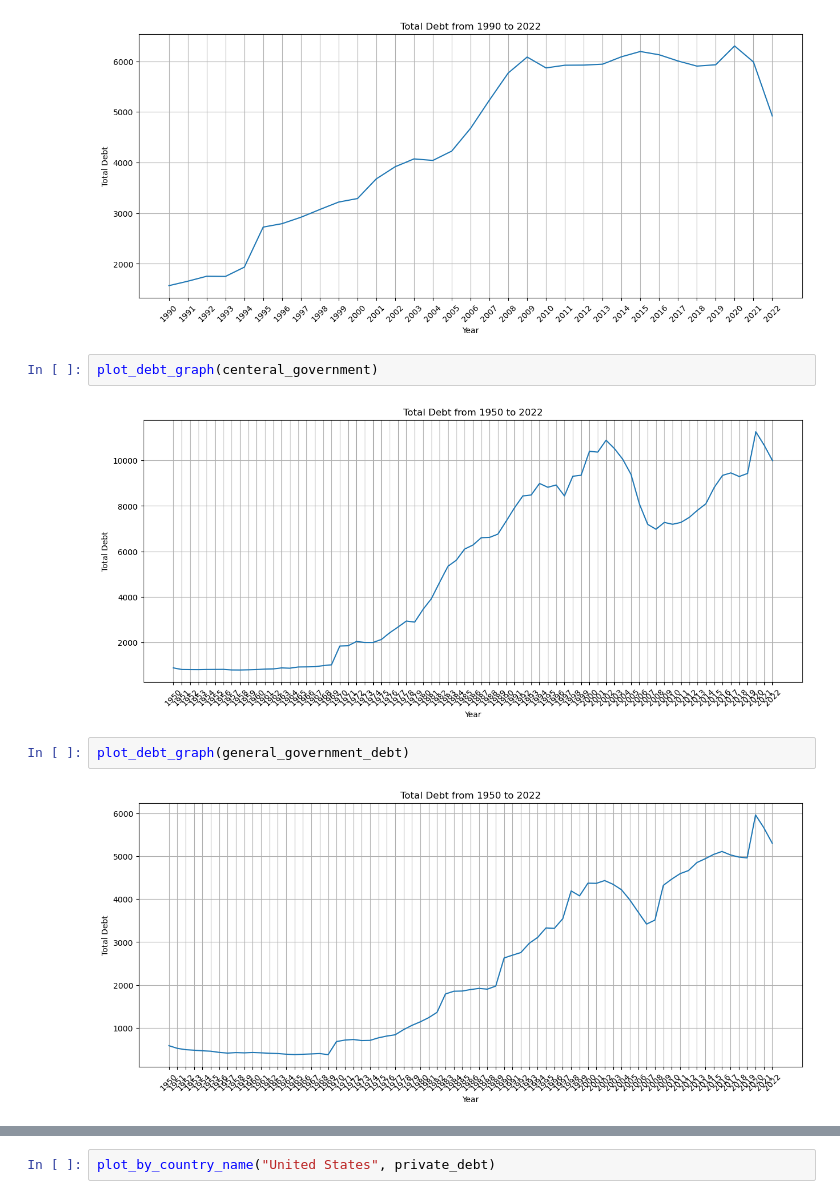
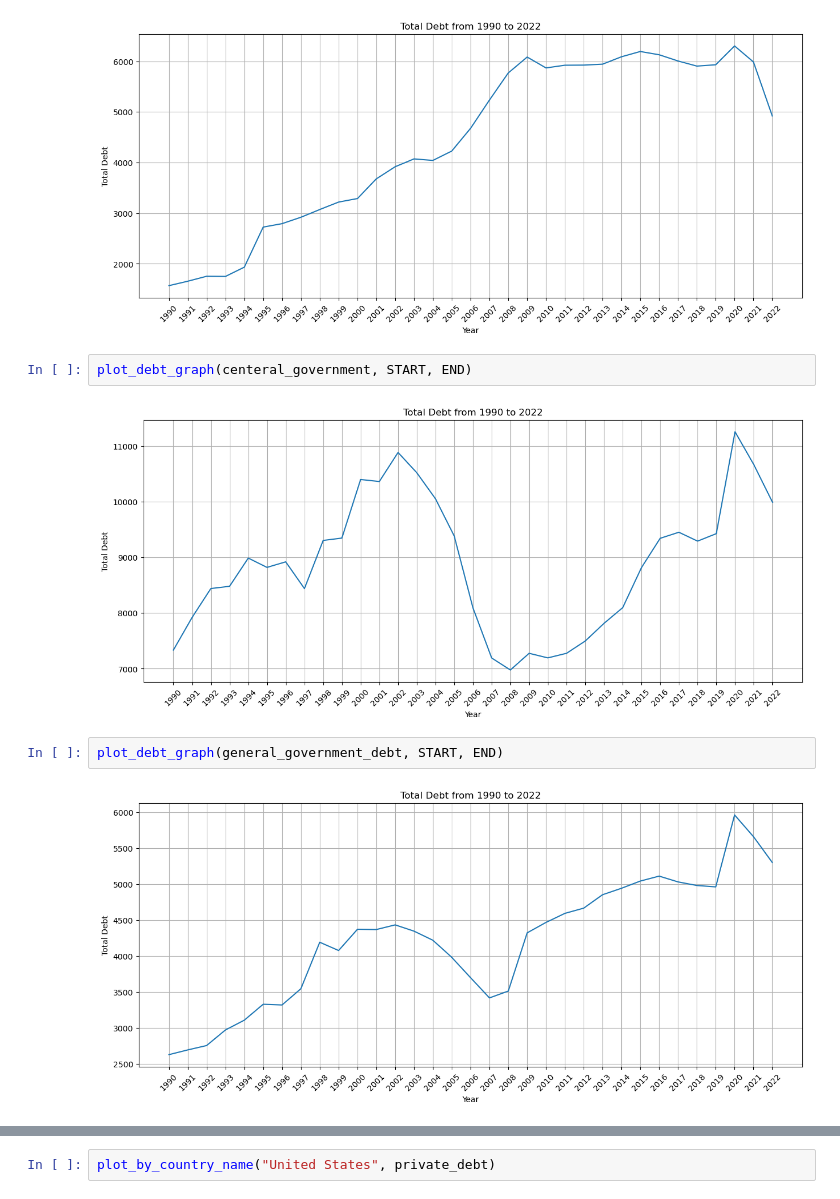
Before and after one commit to MaukanMir/global-debt-analysis, a Jupyter notebook: training.ipynb, the cells around one changed output, grey strips where cells are left out. Saved outputs shown, nothing was run; the diff lists cells and outputs as text.

```diff
--- a/training.ipynb
+++ b/training.ipynb
@@ -137,11 +138,11 @@ plot_debt_graph(non_financial_debt, START, END)
 # %% [output]
 [figure]
 # %%
-plot_debt_graph(centeral_government)
+plot_debt_graph(centeral_government, START, END)
 # %% [output]
-[figure, old version]
+[figure, new version]
 # %%
-plot_debt_graph(general_government_debt)
+plot_debt_graph(general_government_debt, START, END)
 # %% [output]
-[figure, old version]
+[figure, new version]
 # %%
```
Also changed, not shown: parts of 4 cells of this notebook.
